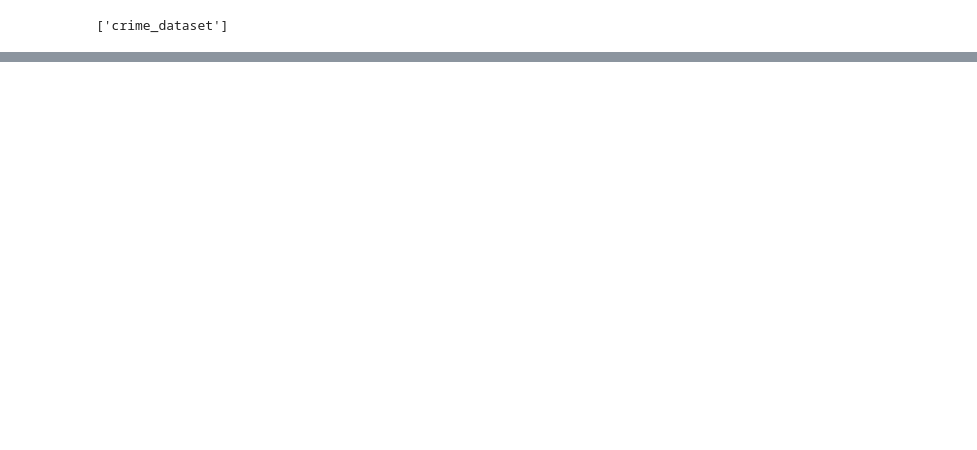
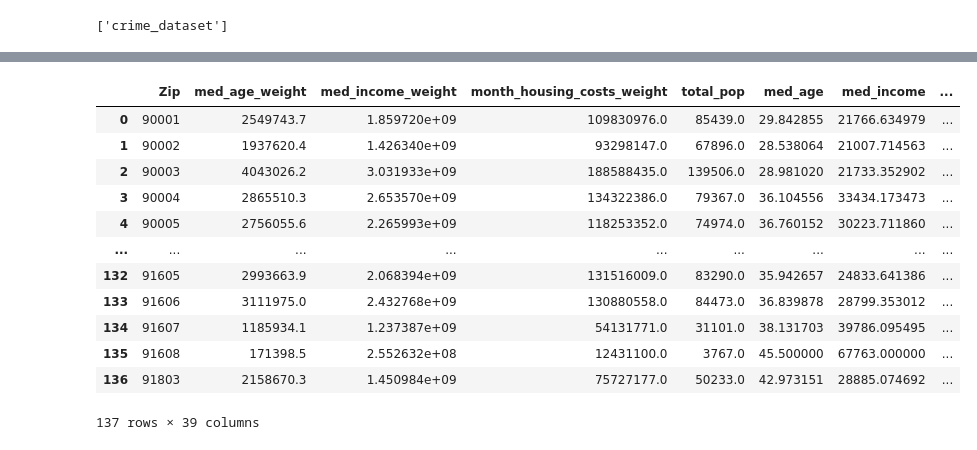
Before and after one commit to jwygonik/Crime_Analysis, a Jupyter notebook: Machine_Learning_Database_Connection.ipynb, the cells around one changed output, grey strips where cells are left out. Saved outputs shown, nothing was run; the diff lists cells and outputs as text; code cells hidden in the pictures; blank space fills up the shorter version.

```diff
--- a/Machine_Learning_Database_Connection.ipynb
+++ b/Machine_Learning_Database_Connection.ipynb
@@ -74,4 +74,19 @@ ml_df
 # %%
 to_drop = [93599,93306,93350,93434,91911,92105,91762,91730,91705,90509,90009]
 
 ml_df = ml_df[ml_df.Zip.isin(to_drop) == False]
+ml_df
+# %% [output]
+|  | Zip | med_age_weight | med_income_weight | month_housing_costs_weight | total_pop | med_age | med_income | ... |
+| 0 | 90001 | 2549743.7 | 1.859720e+09 | 109830976.0 | 85439.0 | 29.842855 | 21766.634979 | ... |
+| 1 | 90002 | 1937620.4 | 1.426340e+09 | 93298147.0 | 67896.0 | 28.538064 | 21007.714563 | ... |
+| 2 | 90003 | 4043026.2 | 3.031933e+09 | 188588435.0 | 139506.0 | 28.981020 | 21733.352902 | ... |
+| 3 | 90004 | 2865510.3 | 2.653570e+09 | 134322386.0 | 79367.0 | 36.104556 | 33434.173473 | ... |
+| 4 | 90005 | 2756055.6 | 2.265993e+09 | 118253352.0 | 74974.0 | 36.760152 | 30223.711860 | ... |
+| ... | ... | ... | ... | ... | ... | ... | ... | ... |
+| 132 | 91605 | 2993663.9 | 2.068394e+09 | 131516009.0 | 83290.0 | 35.942657 | 24833.641386 | ... |
+| 133 | 91606 | 3111975.0 | 2.432768e+09 | 130880558.0 | 84473.0 | 36.839878 | 28799.353012 | ... |
+| 134 | 91607 | 1185934.1 | 1.237387e+09 | 54131771.0 | 31101.0 | 38.131703 | 39786.095495 | ... |
+| 135 | 91608 | 171398.5 | 2.552632e+08 | 12431100.0 | 3767.0 | 45.500000 | 67763.000000 | ... |
+| 136 | 91803 | 2158670.3 | 1.450984e+09 | 75727177.0 | 50233.0 | 42.973151 | 28885.074692 | ... |
+137 rows × 39 columns
```
Also changed, not shown: parts of 18 cells of this notebook, 3 other files.
